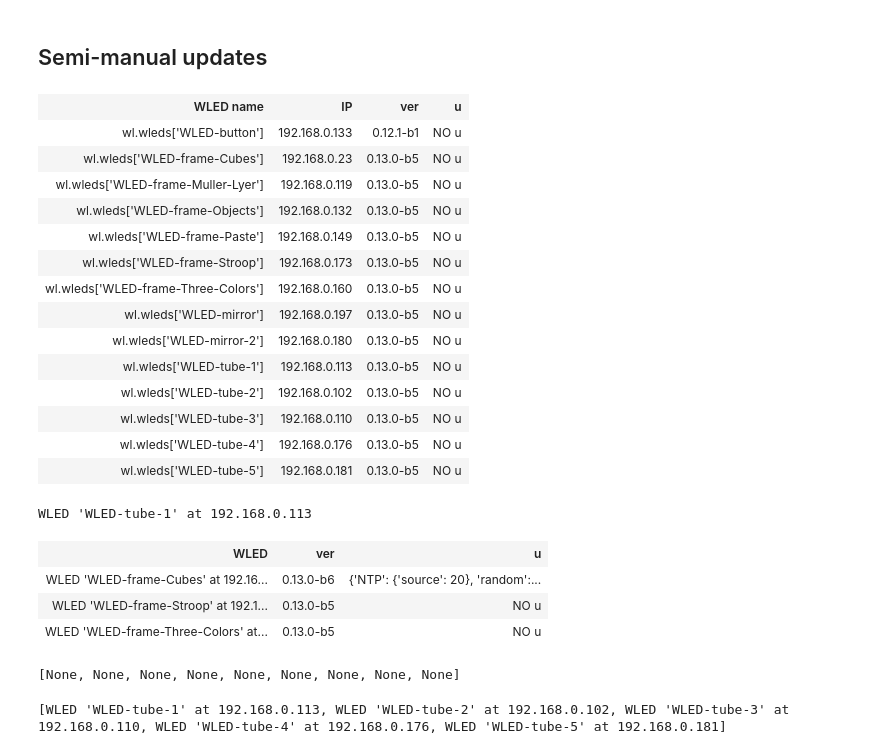
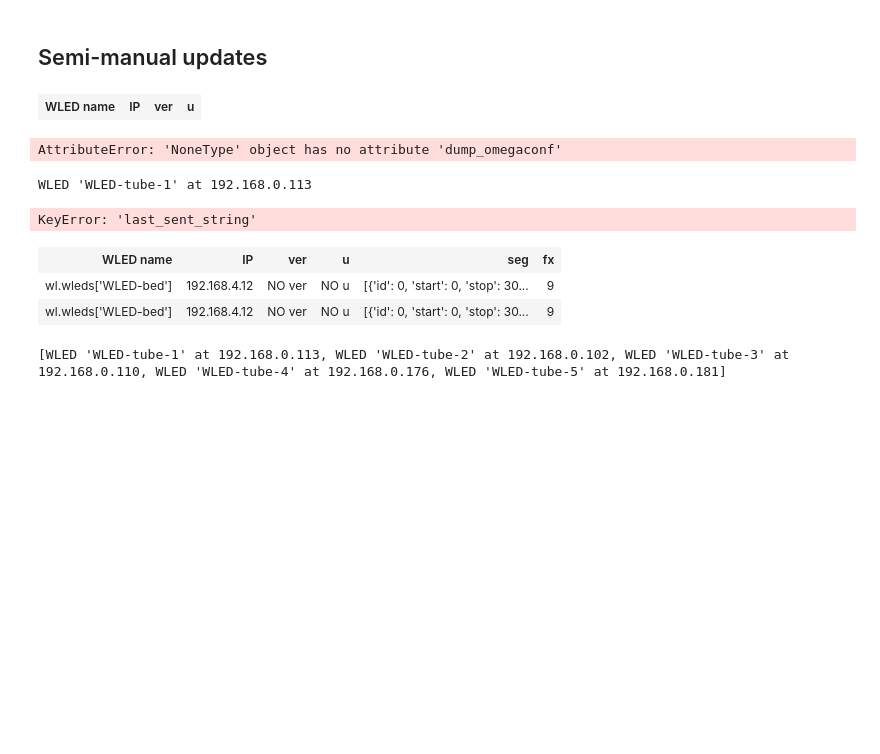
Before and after one commit to okdimok/Svetlitsa_control, a Jupyter notebook: sketches.ipynb, the cells around one changed output. Saved outputs shown, nothing was run; the diff lists cells and outputs as text; code cells hidden in the pictures; blank space fills up the shorter version.

Commit message:
initial Yerevan Button Shows

```diff
--- a/sketches.ipynb
+++ b/sketches.ipynb
@@ -3,37 +3,26 @@
 # %%
 import wled_common_client, importlib, datetime
 from omegaconf import DictConfig, OmegaConf, ListConfig
 importlib.reload(wled_common_client)
 from wled_common_client import Wled, Wleds
 from scripts.local_env import default_wled_ip
 from time import sleep
 import wled_listener as wl
+wl.wleds = Wleds([])
 wll=wl.WledListener()
 default_wled = wl.wleds.get_by_ip(default_wled_ip())
 from utils import display_dicts
 from fx_manager import fxs
 from preset_manager import get_preset_id_by_name as ps
 
 display_dicts(wl.wleds, wl.wleds.get_json_info(), fields=["ver", "u"], seg_fields=[])
 # display_dicts(wl.wleds, wl.wleds.get_json_state(), fields=["ps", "pl", "bri", "transition"], seg_fields=["fx", "sx", "ix"])
 # %% [output]
 | WLED name | IP | ver | u |
-| wl.wleds['WLED-button'] | 192.168.0.133 | 0.12.1-b1 | NO u |
-| wl.wleds['WLED-frame-Cubes'] | 192.168.0.23 | 0.13.0-b5 | NO u |
-| wl.wleds['WLED-frame-Muller-Lyer'] | 192.168.0.119 | 0.13.0-b5 | NO u |
-| wl.wleds['WLED-frame-Objects'] | 192.168.0.132 | 0.13.0-b5 | NO u |
-| wl.wleds['WLED-frame-Paste'] | 192.168.0.149 | 0.13.0-b5 | NO u |
-| wl.wleds['WLED-frame-Stroop'] | 192.168.0.173 | 0.13.0-b5 | NO u |
-| wl.wleds['WLED-frame-Three-Colors'] | 192.168.0.160 | 0.13.0-b5 | NO u |
-| wl.wleds['WLED-mirror'] | 192.168.0.197 | 0.13.0-b5 | NO u |
-| wl.wleds['WLED-mirror-2'] | 192.168.0.180 | 0.13.0-b5 | NO u |
-| wl.wleds['WLED-tube-1'] | 192.168.0.113 | 0.13.0-b5 | NO u |
-| wl.wleds['WLED-tube-2'] | 192.168.0.102 | 0.13.0-b5 | NO u |
-| wl.wleds['WLED-tube-3'] | 192.168.0.110 | 0.13.0-b5 | NO u |
-| wl.wleds['WLED-tube-4'] | 192.168.0.176 | 0.13.0-b5 | NO u |
-| wl.wleds['WLED-tube-5'] | 192.168.0.181 | 0.13.0-b5 | NO u |
 # %%
-wl.wleds['WLED-tube-3'].dump_omegaconf()
+wl.wleds['WLED-'].dump_omegaconf()
+# %% [output]
+AttributeError: 'NoneType' object has no attribute 'dump_omegaconf'
 # %%
 default_wled.set_preset_udp(17)
 # %%
@@ -44,7 +33,7 @@ WLED 'WLED-tube-1' at 192.168.0.113
 from IPython.display import display_html, clear_output
 for i in range(1000):
     clear_output(wait=True)
-    state = wl.wleds["WLED-Dima-Office"].get_json_state()
+    state = wl.wleds["WLED-bed"].get_json_state()
     r = f"{datetime.datetime.now()}<br>"
     r += f"last sent: {state['last_sent_string']}<br>"
     r += f"last next: {state['last_next_string']}<br>"
@@ -55,14 +44,11 @@ for i in range(1000):
             r += f"<br>NO SEED KNOWN for {wled}"
     display_html(r, raw=True)
     sleep(1)
+# %% [output]
+KeyError: 'last_sent_string'
 # %%
-display_dicts(wl.wleds, wl.wleds.get_json_info(), fields=["ver", "u"])
+display_dicts(wl.wleds, wl.wleds.get_json_state(), fields=["ver", "u", "seg"])
 # %% [output]
-| WLED | ver | u |
-| WLED 'WLED-frame-Cubes' at 192.16... | 0.13.0-b6 | {'NTP': {'source': 20}, 'random':... |
-| WLED 'WLED-frame-Stroop' at 192.1... | 0.13.0-b5 | NO u |
-| WLED 'WLED-frame-Three-Colors' at... | 0.13.0-b5 | NO u |
+| WLED name | IP | ver | u | seg | fx |
+| wl.wleds['WLED-bed'] | 192.168.4.12 | NO ver | NO u | [{'id': 0, 'start': 0, 'stop': 30... | 9 |
+| wl.wleds['WLED-bed'] | 192.168.4.12 | NO ver | NO u | [{'id': 0, 'start': 0, 'stop': 30... | 9 |
-# %%
-wl.wleds.dump_omegaconf()
-# %% [output]
-[None, None, None, None, None, None, None, None, None]
```
Also changed, not shown: parts of 2 cells of this notebook, 7 other files.
